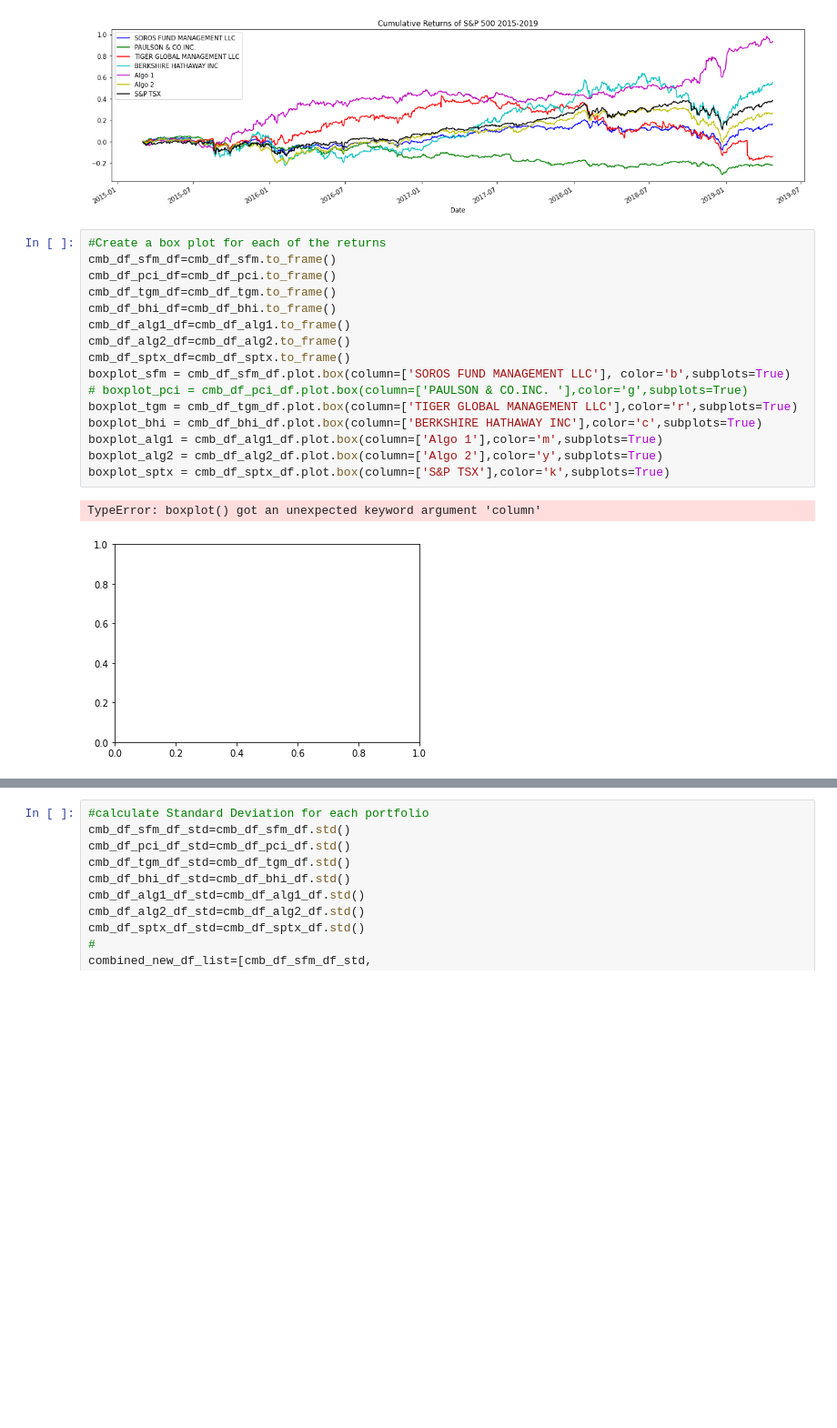
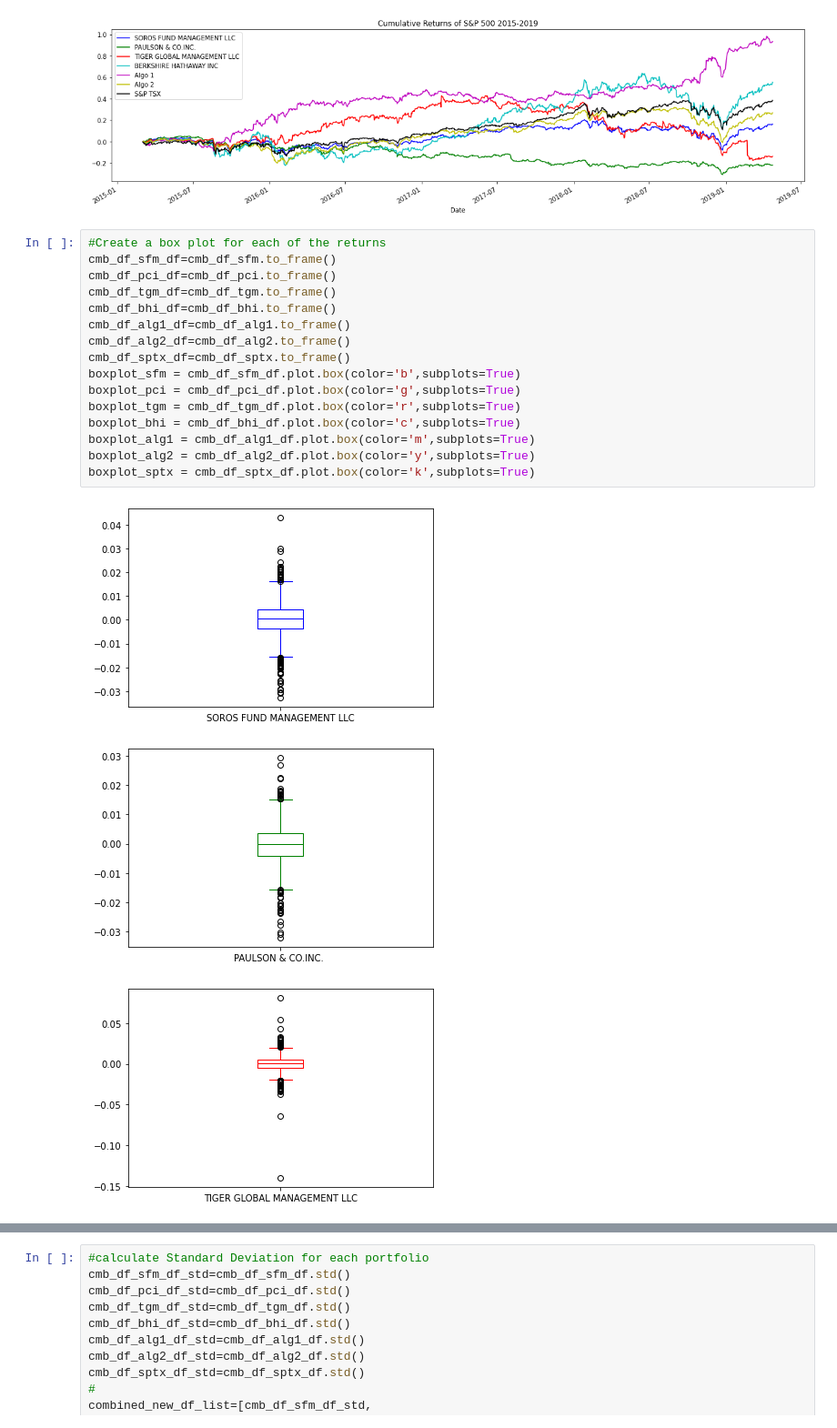
Before and after one commit to zeta1178/FinTech-Mod4-Challenge, a Jupyter notebook: Module_4_Challange.ipynb, the cells around one changed output, grey strips where cells are left out. Shown at 91% size. Cells and saved outputs as stored; diff of their text form; blank space fills up the shorter version.

```diff
--- a/Module_4_Challange.ipynb
+++ b/Module_4_Challange.ipynb
@@ -133,19 +133,20 @@ cum_rtn_sptx.plot(figsize=(20,5), title="Cumulative Returns of S&P 500 2015-2019
 # %%
 #Create a box plot for each of the returns
 cmb_df_sfm_df=cmb_df_sfm.to_frame()
 cmb_df_pci_df=cmb_df_pci.to_frame()
 cmb_df_tgm_df=cmb_df_tgm.to_frame()
 cmb_df_bhi_df=cmb_df_bhi.to_frame()
 cmb_df_alg1_df=cmb_df_alg1.to_frame()
 cmb_df_alg2_df=cmb_df_alg2.to_frame()
 cmb_df_sptx_df=cmb_df_sptx.to_frame()
-boxplot_sfm = cmb_df_sfm_df.plot.box(column=['SOROS FUND MANAGEMENT LLC'], color='b',subplots=True)
-# boxplot_pci = cmb_df_pci_df.plot.box(column=['PAULSON & CO.INC. '],color='g',subplots=True)
-boxplot_tgm = cmb_df_tgm_df.plot.box(column=['TIGER GLOBAL MANAGEMENT LLC'],color='r',subplots=True)
-boxplot_bhi = cmb_df_bhi_df.plot.box(column=['BERKSHIRE HATHAWAY INC'],color='c',subplots=True)
-boxplot_alg1 = cmb_df_alg1_df.plot.box(column=['Algo 1'],color='m',subplots=True)
-boxplot_alg2 = cmb_df_alg2_df.plot.box(column=['Algo 2'],color='y',subplots=True)
-boxplot_sptx = cmb_df_sptx_df.plot.box(column=['S&P TSX'],color='k',subplots=True)
+boxplot_sfm = cmb_df_sfm_df.plot.box(color='b',subplots=True)
+boxplot_pci = cmb_df_pci_df.plot.box(color='g',subplots=True)
+boxplot_tgm = cmb_df_tgm_df.plot.box(color='r',subplots=True)
+boxplot_bhi = cmb_df_bhi_df.plot.box(color='c',subplots=True)
+boxplot_alg1 = cmb_df_alg1_df.plot.box(color='m',subplots=True)
+boxplot_alg2 = cmb_df_alg2_df.plot.box(color='y',subplots=True)
+boxplot_sptx = cmb_df_sptx_df.plot.box(color='k',subplots=True)
 # %% [output]
-TypeError: boxplot() got an unexpected keyword argument 'column'
-[figure, old version]
+[figure, new version]
+[figure, added]
+[figure, added]
```
Also changed, not shown: parts of 7 cells of this notebook, 1 other file.
